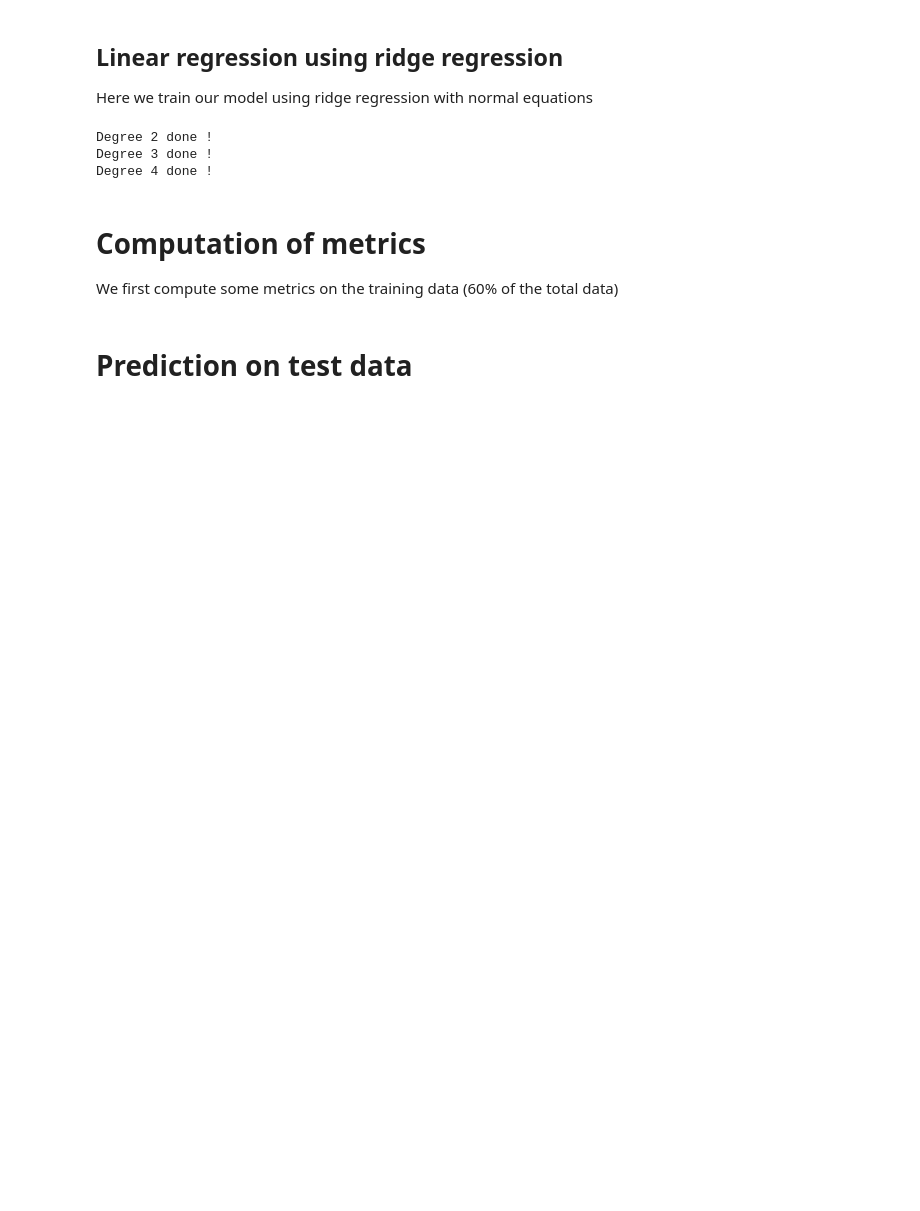
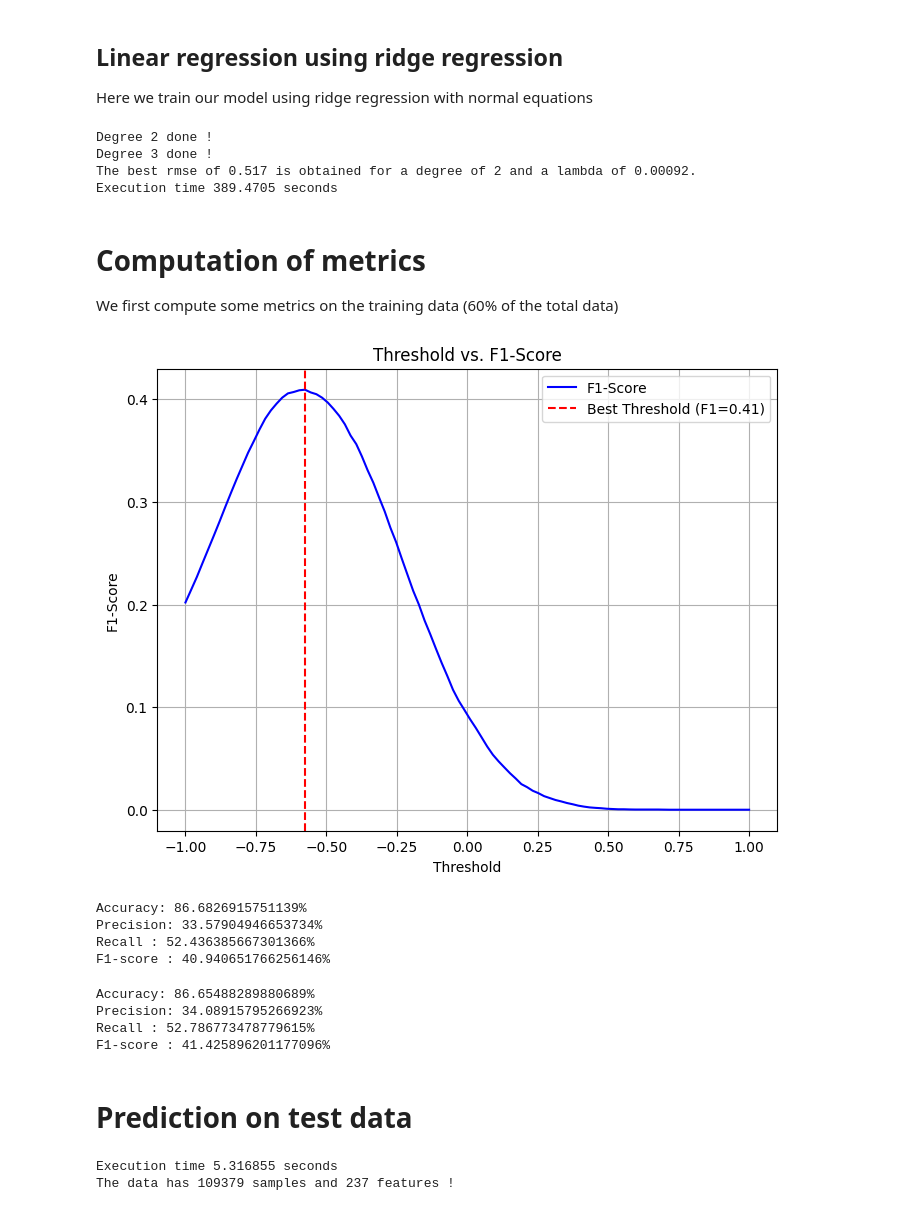
Before and after one commit to epfml/ml-project-1-ker, a Jupyter notebook: run.ipynb, the cells around one changed output. Cells and saved outputs as stored; diff of their text form; code cells hidden in the pictures; blank space fills up the shorter version.

Commit message:
41.9 f1 score

```diff
--- a/run.ipynb
+++ b/run.ipynb
@@ -38,9 +35,13 @@ xt_feat = gen_clean(xt_feat, [], np.arange(321))
 print(f"The data has now {xt_feat.shape[1]} features !")
 # %% [output]
 The data has now 321 features !
+# %%
+xt_z = xt_feat.copy()
+for i in np.array([0, 1, 2, 3, 4, 5, 7, 8, 9, 10, 11, 12, 14, 19, 20, 21, 22, 23, 88, 91, 101, 105]):
+    xt_z[:, i] = 0
 # %% [markdown]
 # **PCA algorithm**
 # %%
-pca_indices, idx = pca(xt_feat)
+pca_indices, idx = pca(xt_z)
 print(f"We can keep the {idx} first most influent features given by pca_indices")
 # %% [output]
@@ -48,5 +49,5 @@ We can keep the 125 first most influent features given by pca_indices
 # %%
-x_train_pca = xt_feat[:, pca_indices]
+x_train_pca = xt_z[:, pca_indices]
 x_train_pca = x_train_pca[:, :idx]
 
 print(f"The data has now {x_train_pca.shape[1]} features")
@@ -81,7 +82,7 @@ Here we train our model using ridge regression with normal equations
 # %%
 start_time = datetime.datetime.now()
 
-degrees = np.arange(2, 10)
+degrees = np.arange(2, 4)
 lambdas = np.logspace(-4, 0, 30)
 
 best_degree, best_lambda, best_rmse = best_degree_selection(y, tx, degrees, 4, lambdas)
@@ -97,7 +98,8 @@ print(f"Execution time {(end_time - start_time).total_seconds()} seconds")
 # %% [output]
 Degree 2 done !
 Degree 3 done !
-Degree 4 done !
+The best rmse of 0.517 is obtained for a degree of 2 and a lambda of 0.00092.
+Execution time 389.4705 seconds
 # %%
 best_degree = 2
 best_lambda = 0.01610
@@ -114,7 +116,9 @@ print(tx_te_poly.shape)
 
 We first compute some metrics on the training data (60% of the total data)
 # %%
-best_thresh = best_threshold(y, tx, w)
+best_thresh = best_threshold(y, tx_tr, w)
+# %% [output]
+[figure, added]
 # %%
 pred_data = np.dot(tx_tr, w)
 
@@ -135,6 +139,11 @@ print(f"Accuracy: {accuracy_data*100}%")
 print(f"Precision: {tp/(tp + fp)*100}%")
 print(f"Recall : {tp/(tp + fn)*100}%")
 print(f"F1-score : {tp/(tp + 0.5*(fn + fp))*100}%")
+# %% [output]
+Accuracy: 86.6826915751139%
+Precision: 33.57904946653734%
+Recall : 52.436385667301366%
+F1-score : 40.940651766256146%
 # %%
 pred_test = np.dot(tx_te_poly, w)
 
@@ -155,6 +164,11 @@ print(f"Accuracy: {accuracy_test*100}%")
 print(f"Precision: {tp/(tp + fp)*100}%")
 print(f"Recall : {tp/(tp + fn)*100}%")
 print(f"F1-score : {tp/(tp + 0.5*(fn + fp))*100}%")
+# %% [output]
+Accuracy: 86.65488289880689%
+Precision: 34.08915795266923%
+Recall : 52.786773478779615%
+F1-score : 41.425896201177096%
 # %% [markdown]
 # **Prediction on test data**
 # %%
@@ -173,6 +187,9 @@ tx_test = build_poly(tx_test, best_degree)
 end_time = datetime.datetime.now()
 print(f"Execution time {(end_time - start_time).total_seconds()} seconds")
 print(f"The data has {tx_test.shape[0]} samples and {tx_test.shape[1]} features !")
+# %% [output]
+Execution time 5.316855 seconds
+The data has 109379 samples and 237 features !
 # %%
 pred_te = np.dot(tx_test, w)
 
```
Also changed, not shown: parts of 6 cells of this notebook.
